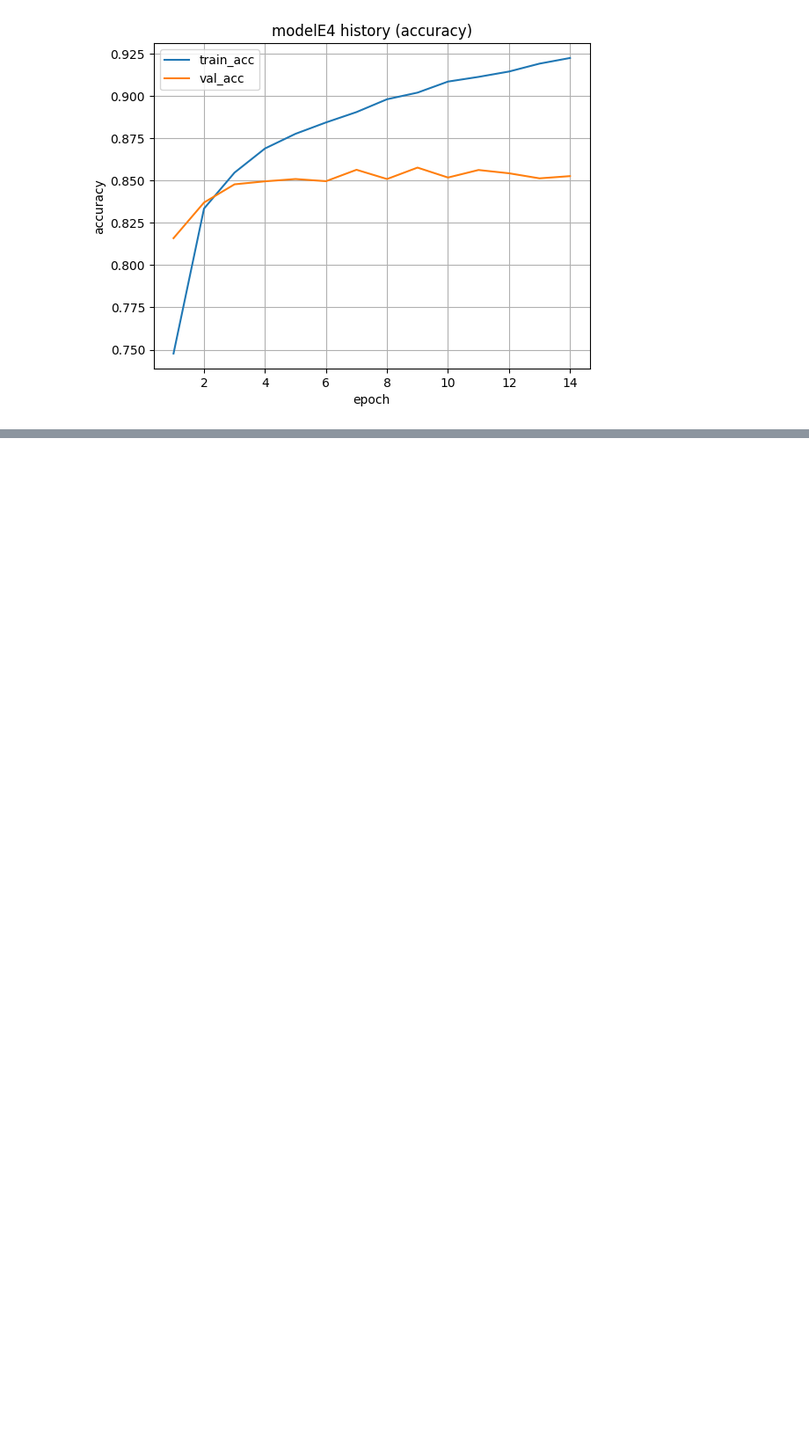
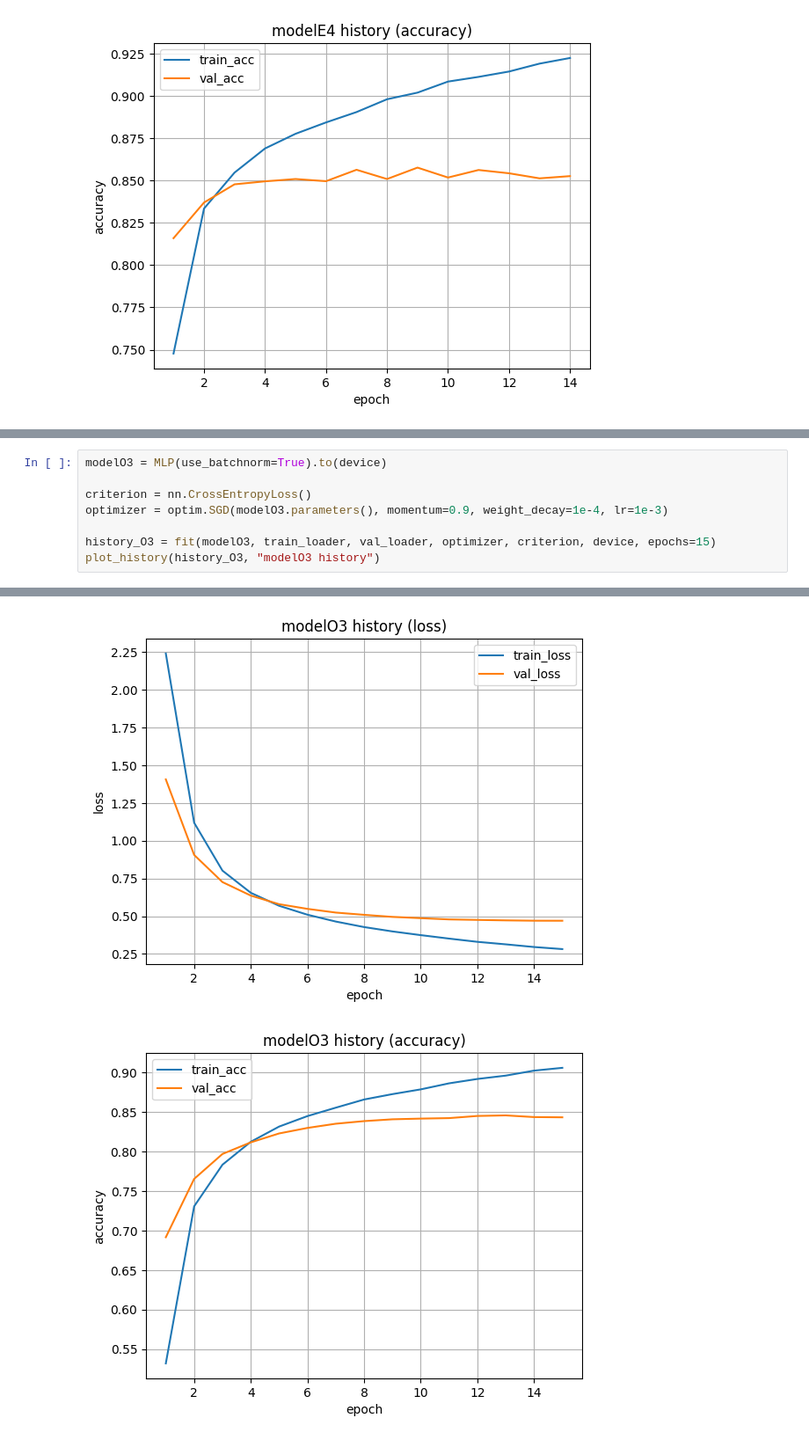
Before and after one commit to kA4errGa/AIEngineering_CoursMIREA, a Jupyter notebook: homeworks/HW08-09/HW08-09.ipynb, the cells around one changed output, grey strips where cells are left out. Shown at 88% size. Drawn from its saved outputs; the diff is of its cells as text; blank space fills up the shorter version.

```diff
--- a/homeworks/HW08-09/HW08-09.ipynb
+++ b/homeworks/HW08-09/HW08-09.ipynb
@@ -418,0 +544,9 @@ with open("./artifacts/best_config.json", "w") as f:
+# %%
+modelO3 = MLP(use_batchnorm=True).to(device)
+
+criterion = nn.CrossEntropyLoss()
+optimizer = optim.SGD(modelO3.parameters(), momentum=0.9, weight_decay=1e-4, lr=1e-3)
+
+history_O3 = fit(modelO3, train_loader, val_loader, optimizer, criterion, device, epochs=15)
+plot_history(history_O3, "modelO3 history")
+# %% [output]
@@ -418,0 +568,2 @@ with open("./artifacts/best_config.json", "w") as f:
+[figure, added]
+[figure, added]
```
Also changed, not shown: parts of 10 cells of this notebook, 5 other files.
